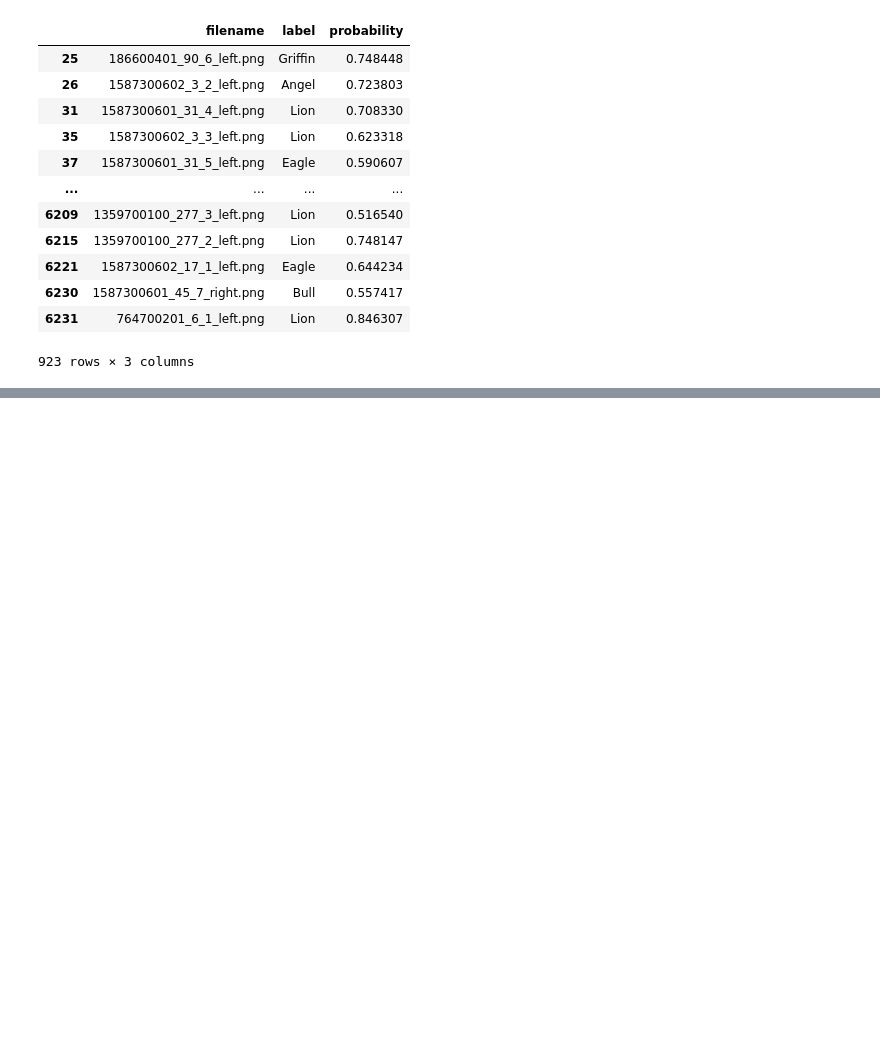
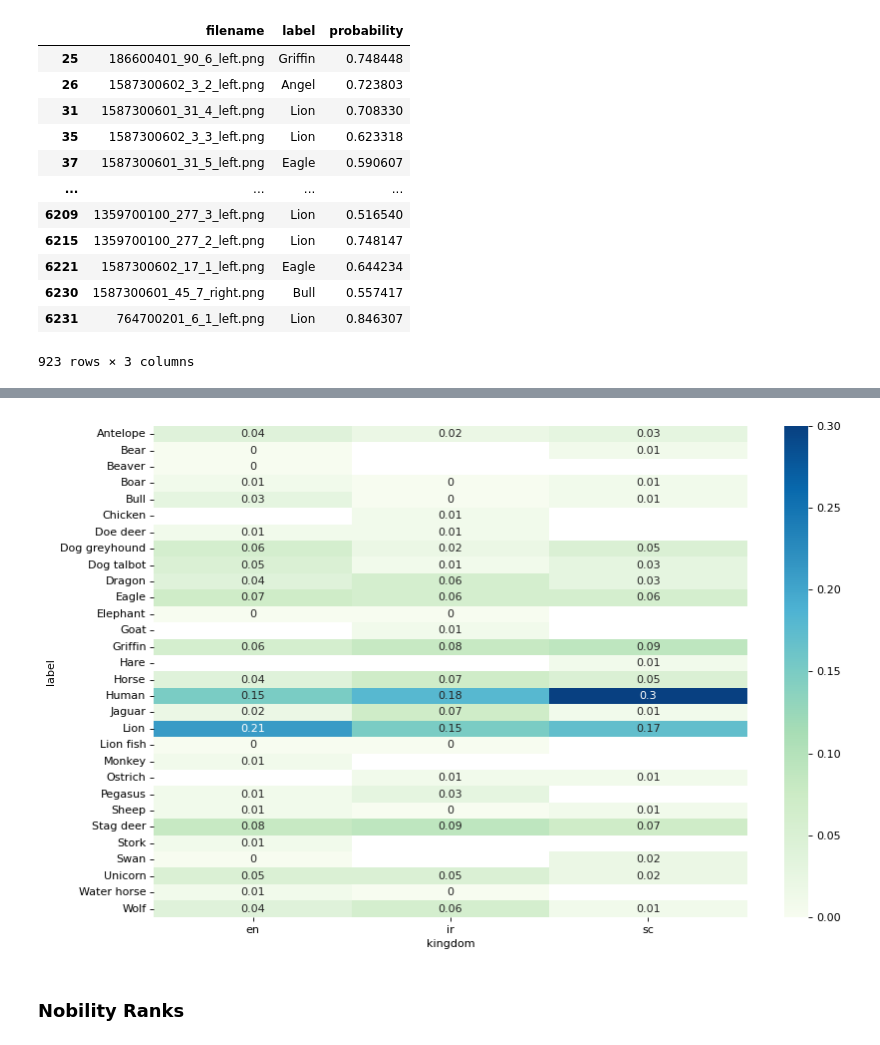
Before and after one commit to nesterenkojul/ecco-heraldry-animals, a Jupyter notebook: dh_data_explore.ipynb, the cells around one changed output, grey strips where cells are left out. Cells and saved outputs as stored; diff of their text form; code cells hidden in the pictures; blank space fills up the shorter version.

```diff
--- a/dh_data_explore.ipynb
+++ b/dh_data_explore.ipynb
@@ -553,0 +822,3 @@ detected_animals[detected_animals.probability > 0.5] #.label.value_counts()
+# %%
+kearsley_401 = pd.read_csv("nobility_classes/book_186600401.csv")
+kearsley_401
@@ -553,0 +839,4 @@ detected_animals[detected_animals.probability > 0.5] #.label.value_counts()
+# %%
+kearsley_401_labels = annotations[annotations.doc_id == 186600401].merge(kearsley_401, left_on='image', right_on='image_name', how='left')
+kearsley_401_labels.drop(['book_id', 'work_id', 'doc_id', 'image_name'], axis=1, inplace=True)
+kearsley_401_labels
@@ -553,0 +859,3 @@ detected_animals[detected_animals.probability > 0.5] #.label.value_counts()
+# %%
+kingdom_label_counts = kearsley_401_labels.groupby('kingdom')['label'].value_counts(normalize=True, sort=True).reset_index()
+kingdom_label_counts
@@ -553,0 +883,10 @@ detected_animals[detected_animals.probability > 0.5] #.label.value_counts()
+# %%
+kingdom_label_matrix = kingdom_label_counts.pivot(columns='kingdom', index='label', values='proportion').apply(lambda x: round(x, 2))
+
+plt.figure(figsize=(12, 8), dpi=80)
+sns.heatmap(kingdom_label_matrix, annot=True, cmap="GnBu", fmt="g")
+plt.show()
+# %% [output]
+[figure, added]
+# %% [markdown]
+### Nobility Ranks
```
Also changed, not shown: parts of 35 cells of this notebook, 15 other files.
